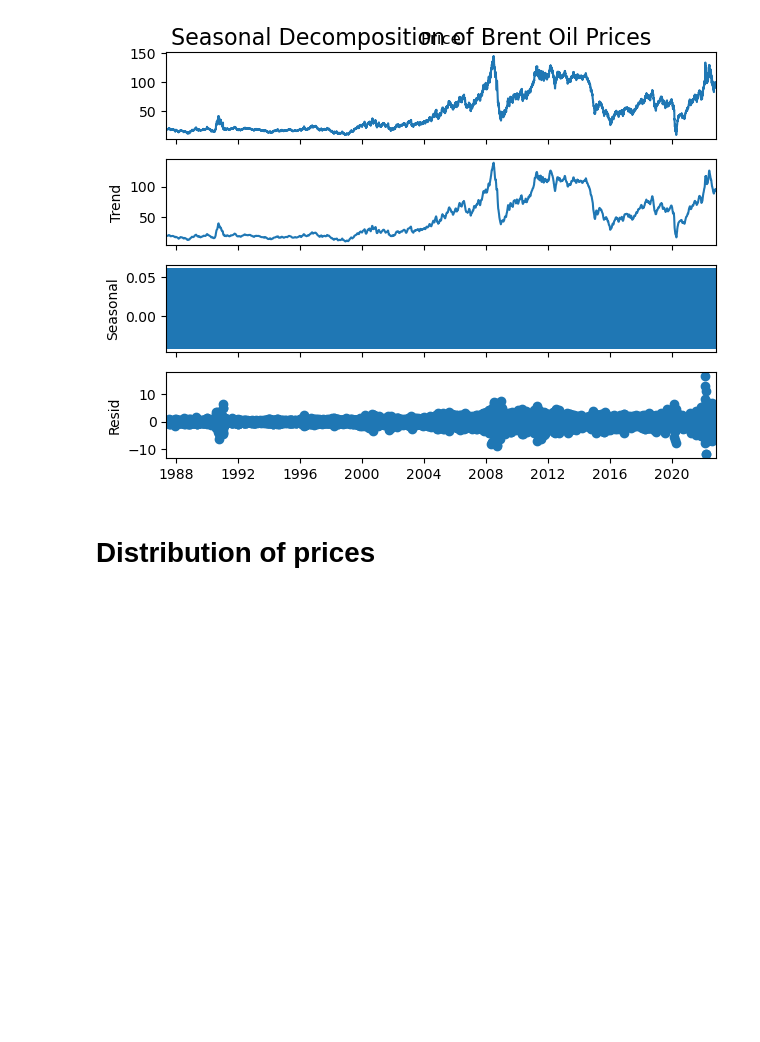
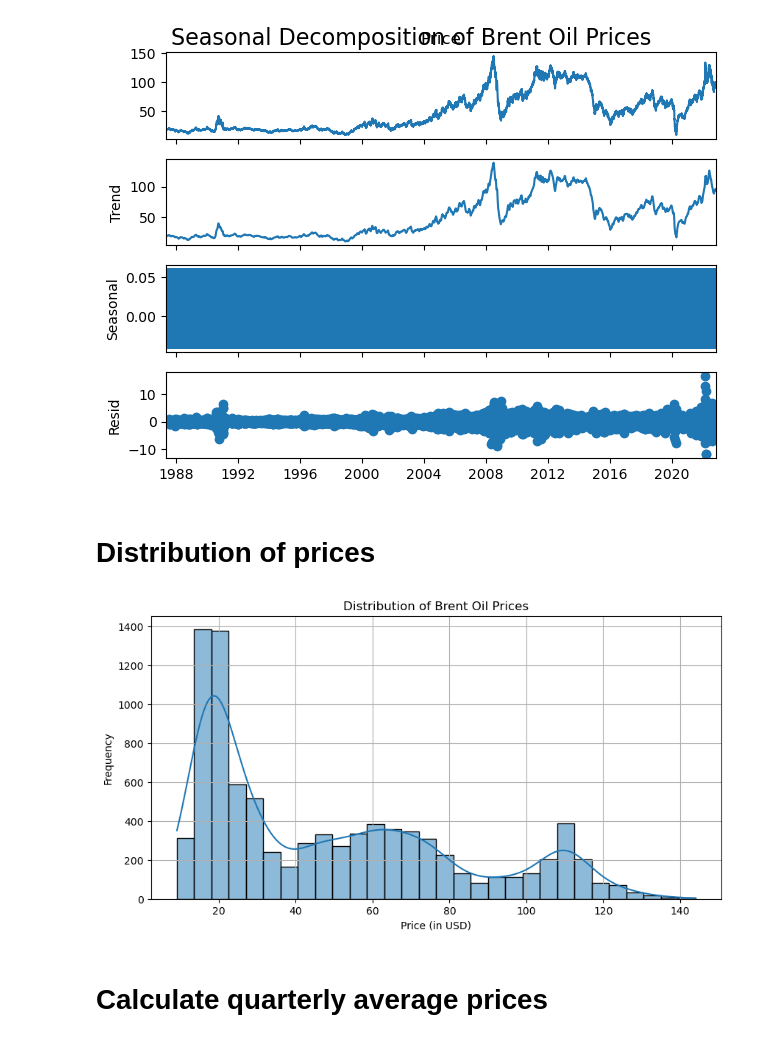
Before and after one commit to erisimasol/Week-10-KAIM-10X, a Jupyter notebook: Notebook/Week-10-Task-01.ipynb, the cells around one changed output. Cells and saved outputs as stored; diff of their text form; code cells hidden in the pictures; blank space fills up the shorter version.

Commit message:
Distribution of prices

```diff
--- a/Notebook/Week-10-Task-01.ipynb
+++ b/Notebook/Week-10-Task-01.ipynb
@@ -158,9 +158,13 @@ plt.show()
 # %%
 
 plt.figure(figsize=(10, 5))
-sns.histplot(df['Price'], bins=30, kde=True)
+sns.histplot(BOP['Price'], bins=30, kde=True)
 plt.title('Distribution of Brent Oil Prices')
 plt.xlabel('Price (in USD)')
 plt.ylabel('Frequency')
 plt.grid()
 plt.show()
+# %% [output]
+[figure, added]
+# %% [markdown]
+# Calculate quarterly average prices
```
Also changed, not shown: parts of 1 cell of this notebook.
